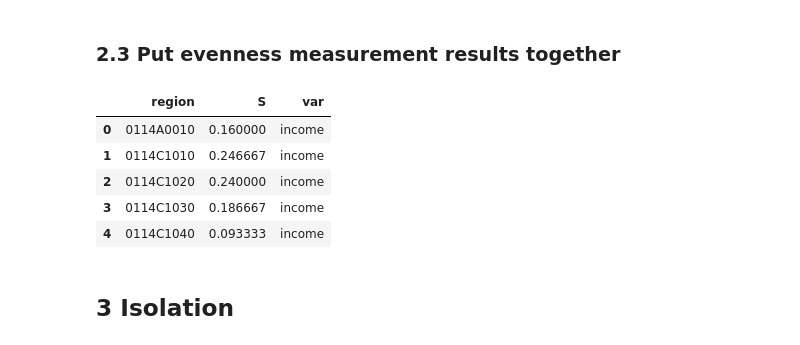
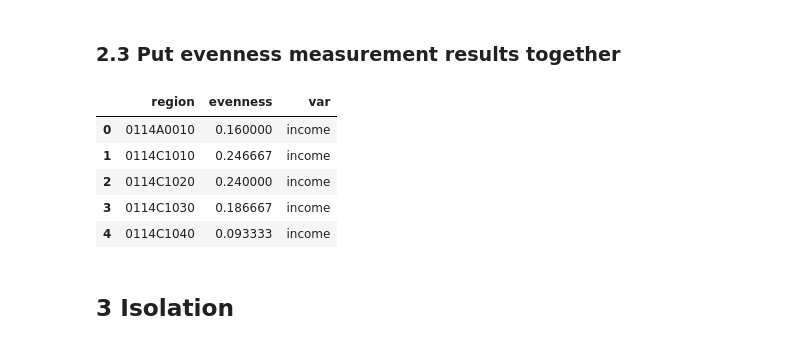
Before and after one commit to MobiSegInsights/mobi-social-segregation-se, a Jupyter notebook: src/4-residential-segregation.ipynb, the cells around one changed output. Cells and saved outputs as stored; diff of their text form; code cells hidden in the pictures.

```diff
--- a/src/4-residential-segregation.ipynb
+++ b/src/4-residential-segregation.ipynb
@@ -143,4 +149,0 @@ df_rb.head()
-# %%
-n = 3
-df_rb.loc[:, 'S'] = df_rb.apply(lambda row: evenness(row, n=n, var_list=rb_var_list), axis=1)
-df_rb.head()
@@ -153,0 +150,4 @@ df_rb.head()
+# %%
+A, B = sum(df_rb.loc[:, 'Sweden']*df_rb.loc[:, 'Total']), sum(df_rb.loc[:, 'Not Sweden']*df_rb.loc[:, 'Total'])
+df_rb.loc[:, 'D'] = df_rb.apply(lambda row: dis_d(row=row, A=A, B=B, name_a='Sweden', name_b='Not Sweden'), axis=1)
+df_rb.head()
@@ -175,7 +182,3 @@ df_b.head()
 | 2 | 0114C1020 | 0.281366 | 0.718634 | 1610 |
 | 3 | 0114C1030 | 0.239746 | 0.760254 | 2365 |
 | 4 | 0114C1040 | 0.502131 | 0.497869 | 2346 |
-# %%
-n = 2
-df_b.loc[:, 'S'] = df_b.apply(lambda row: evenness(row, n=n, var_list=b_var_list), axis=1)
-df_b.head()
@@ -188,0 +185,5 @@ df_b.head()
+# %%
+A, B = sum(df_b.loc[:, 'Foreign background']*df_b.loc[:, 'Total']), sum(df_b.loc[:, 'Swedish background']*df_b.loc[:, 'Total'])
+df_b.loc[:, 'D'] = df_b.apply(lambda row: dis_d(row=row, A=A, B=B,
+                                                name_a='Foreign background', name_b='Swedish background'), axis=1)
+df_b.head()
@@ -214,12 +220,15 @@ df_stats.rename(columns={'q1': 'Lowest income group',
 # %%
 df_list = []
 for df, name in zip([df_income, df_rb, df_b], ['income', 'birth_region', 'background']):
     df.loc[:, 'var'] = name
-    df_list.append(df.loc[:, ['region', 'S', 'var']])
+    if 'S' in df.columns:
+        df_list.append(df.loc[:, ['region', 'S', 'var']].rename(columns={'S': 'evenness'}))
+    else:
+        df_list.append(df.loc[:, ['region', 'D', 'var']].rename(columns={'D': 'evenness'}))
 df_evenness = pd.concat(df_list)
 df_evenness.head()
 # %% [output]
-|  | region | S | var |
+|  | region | evenness | var |
 | 0 | 0114A0010 | 0.160000 | income |
 | 1 | 0114C1010 | 0.246667 | income |
 | 2 | 0114C1020 | 0.240000 | income |
```
Also changed, not shown: parts of 18 cells of this notebook, 30 other files.
